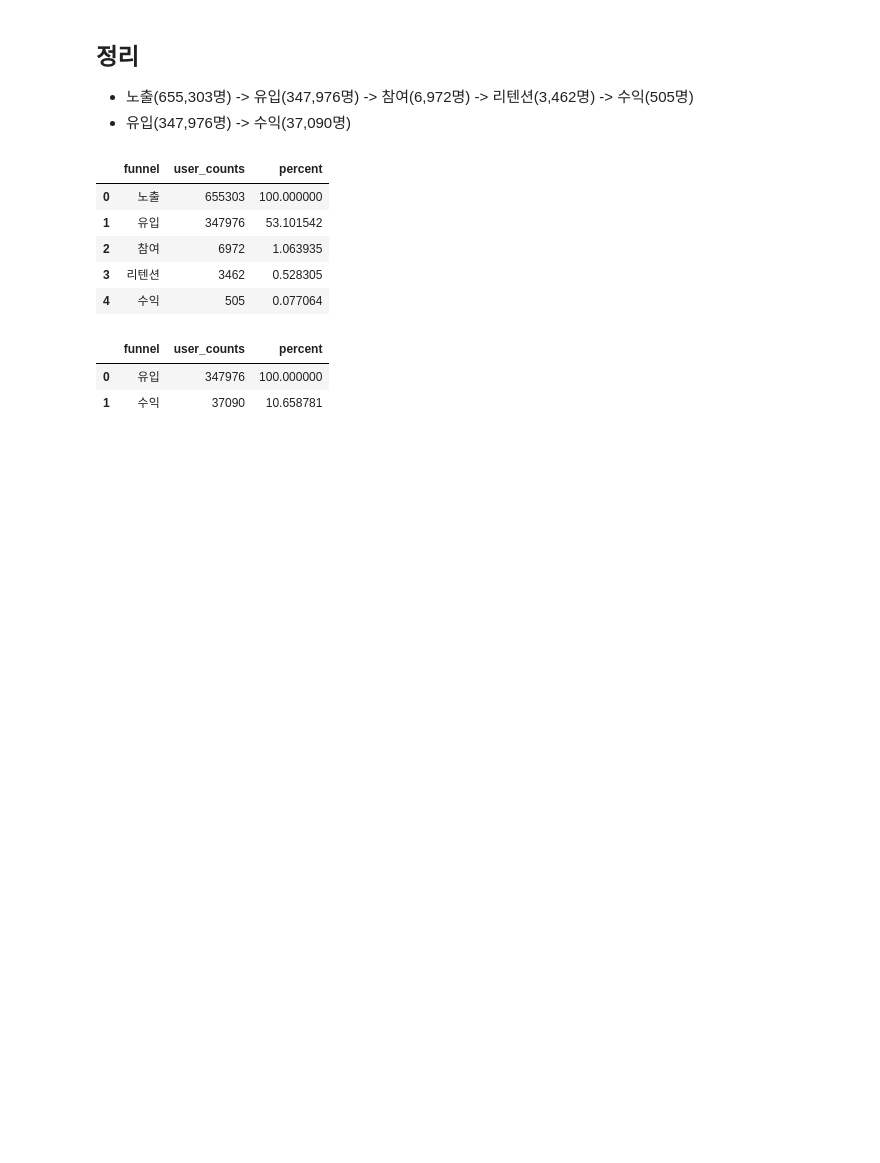
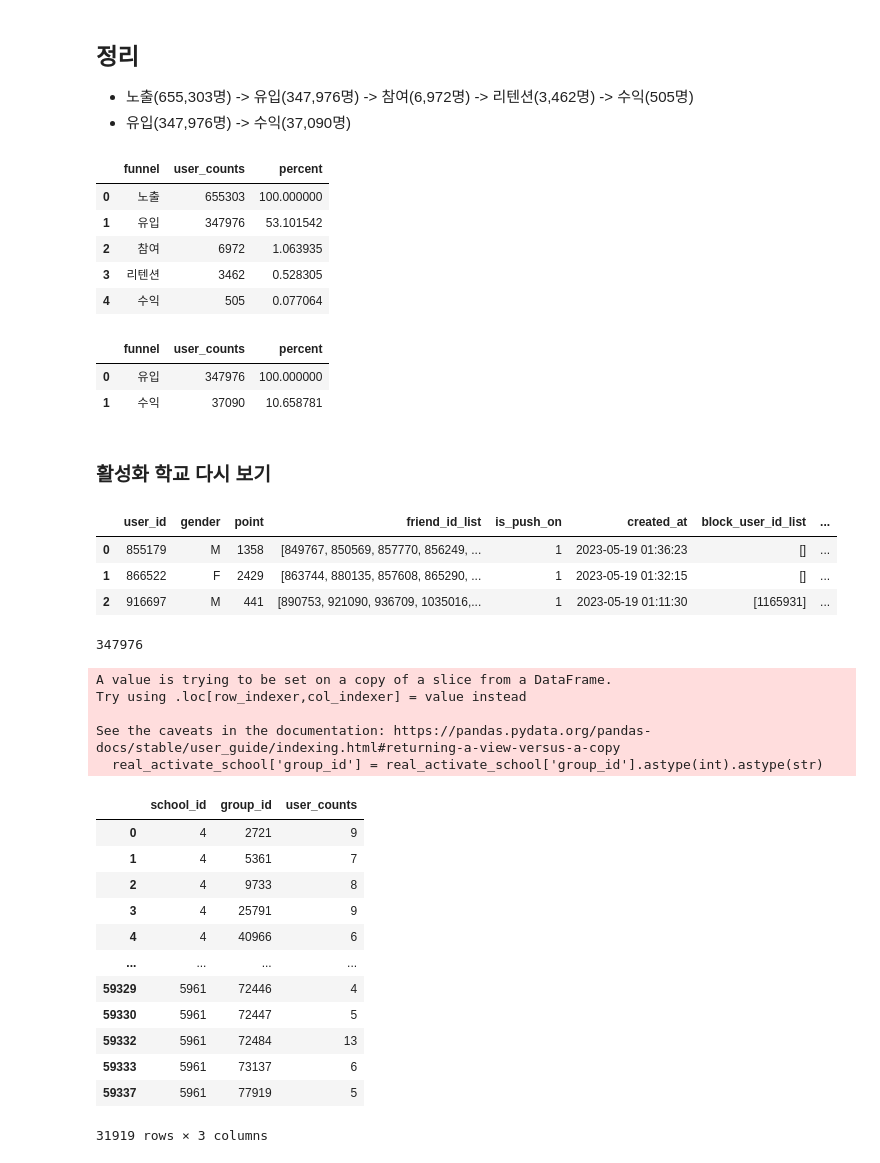
Before and after one commit to EtheriumArchive/Codeit_project, a Jupyter notebook: eda_eunsu_v4.ipynb, the cells around one changed output. Saved outputs shown, nothing was run; the diff lists cells and outputs as text; code cells hidden in the pictures; blank space fills up the shorter version.

```diff
--- a/eda_eunsu_v4.ipynb
+++ b/eda_eunsu_v4.ipynb
@@ -992,3 +992,47 @@ be
 |  | funnel | user_counts | percent |
 | 0 | 유입 | 347976 | 100.000000 |
 | 1 | 수익 | 37090 | 10.658781 |
+# %% [markdown]
+### 활성화 학교 다시 보기
+# %%
+test_school = pd.merge(funnel_user, accounts_group, on='group_id', how='left')
+test_school = pd.merge(test_school, accounts_school[['school_id', 'is_active_school']], on='school_id', how='left')
+test_school = test_school[test_school['is_active_school'] == 1]
+test_school.head(3)
+# %% [output]
+|  | user_id | gender | point | friend_id_list | is_push_on | created_at | block_user_id_list | ... |
+| 0 | 855179 | M | 1358 | [849767, 850569, 857770, 856249, ... | 1 | 2023-05-19 01:36:23 | [] | ... |
+| 1 | 866522 | F | 2429 | [863744, 880135, 857608, 865290, ... | 1 | 2023-05-19 01:32:15 | [] | ... |
+| 2 | 916697 | M | 441 | [890753, 921090, 936709, 1035016,... | 1 | 2023-05-19 01:11:30 | [1165931] | ... |
+# %%
+len(test_school)
+# %% [output]
+347976
+# %%
+students_count = test_school.groupby(['school_id', 'group_id'])['user_id'].count().reset_index(name='user_counts')
+real_activate_school = students_count[students_count['user_counts'] >= 4]
+real_activate_school['group_id'] = real_activate_school['group_id'].astype(int).astype(str)
+
+real_activate_group_id = real_activate_school['group_id'].unique()
+real_activate_school_id = real_activate_school['school_id'].unique()
+
+real_activate_school
+# %% [output]
+A value is trying to be set on a copy of a slice from a DataFrame.
+Try using .loc[row_indexer,col_indexer] = value instead
+
+See the caveats in the documentation: https://pandas.pydata.org/pandas-docs/stable/user_guide/indexing.html#returning-a-view-versus-a-copy
+  real_activate_school['group_id'] = real_activate_school['group_id'].astype(int).astype(str)
+|  | school_id | group_id | user_counts |
+| 0 | 4 | 2721 | 9 |
+| 1 | 4 | 5361 | 7 |
+| 2 | 4 | 9733 | 8 |
+| 3 | 4 | 25791 | 9 |
+| 4 | 4 | 40966 | 6 |
+| ... | ... | ... | ... |
+| 59329 | 5961 | 72446 | 4 |
+| 59330 | 5961 | 72447 | 5 |
+| 59332 | 5961 | 72484 | 13 |
+| 59333 | 5961 | 73137 | 6 |
+| 59337 | 5961 | 77919 | 5 |
+31919 rows × 3 columns
```
Also changed, not shown: parts of 4 cells of this notebook.
